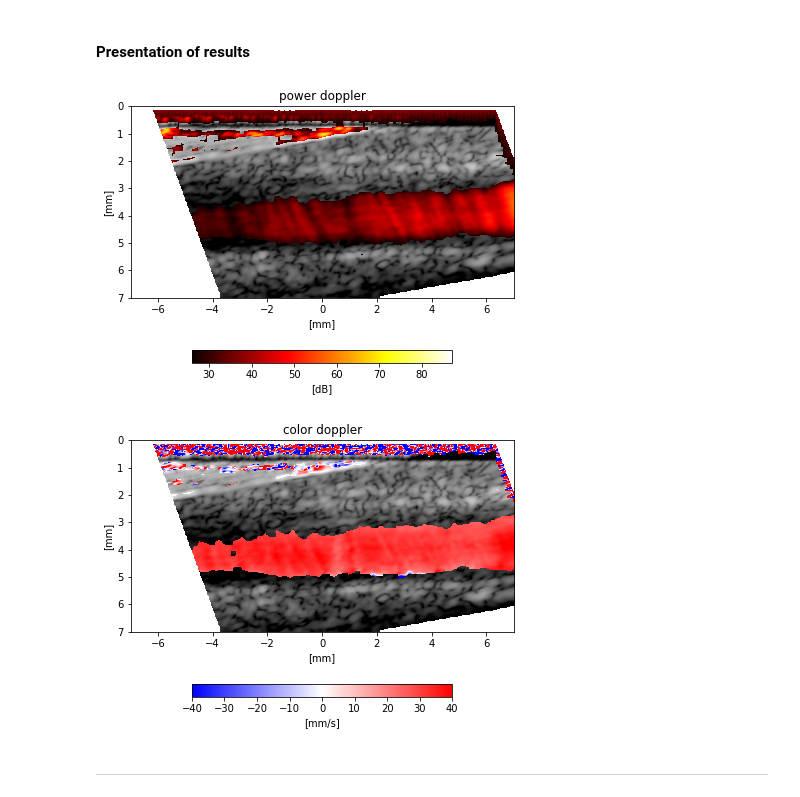
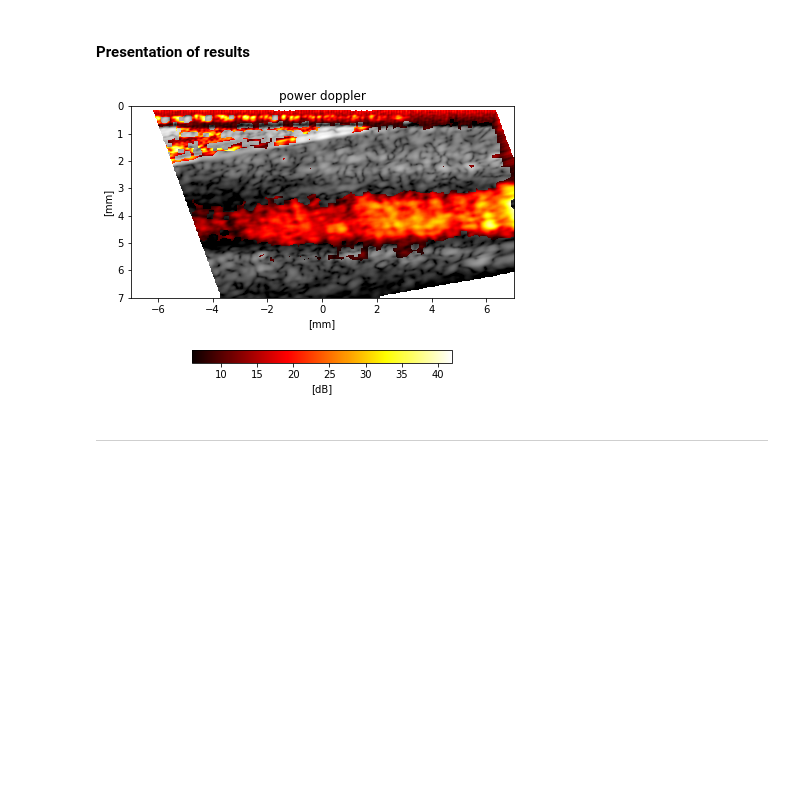
Before and after one commit to Lab4US/gpu-short-course, a Jupyter notebook: exercises/case_study_doppler.ipynb, the cells around one changed output. Saved outputs shown, nothing was run; the diff lists cells and outputs as text; code cells hidden in the pictures; blank space fills up the shorter version.

Commit message:
show_flow() update

```diff
--- a/exercises/case_study_doppler.ipynb
+++ b/exercises/case_study_doppler.ipynb
@@ -181,19 +177,26 @@ Wall time: 450 ms
 # %%
 # allocate memory on gpu for output data
 nframes, nx, nz = iq_wcfilt.shape
-color =  cp.zeros((nx, nz)).astype(cp.float32)
-power =  cp.zeros((nx, nz)).astype(cp.float32)
+
+nbatchframes = 64
+step = 16
+nstep = np.floor((nframes - nbatchframes)/step).astype(int)
+nbatch = nstep + 1
+color =  cp.zeros((nbatch, nx, nz)).astype(cp.float32)
+power =  cp.zeros((nbatch, nx, nz)).astype(cp.float32)
 
 # specify block and grid sizes
 bx = 16
 bz = 16
+bt = 4
 gx = np.ceil(nx/bx).astype(int)
 gz = np.ceil(nz/bx).astype(int)
-block = (bz, bx)
-grid = (gz, gx)
+gt = np.ceil(nbatch/bt).astype(int)
+block = (bz, bx, bt)
+grid = (gz, gx, gt)
 
 # use kernel (and measure working time)
-%time doppler(grid, block, (color, power, iq_wcfilt, nframes, nx, nz))
+%time doppler(grid, block, (color, power, iq_wcfilt, nframes, nx, nz, nbatchframes, step))
 
 # get data from gpu
 color = color.get().T
@@ -221,21 +220,43 @@ bmode = iq2bmode_gpu(iq_gpu[center_frame,:,:]).get().T
-# %%
-pthr = 27;
-
-# power doppler
-show_flow(bmode, color, power, xgrid, zgrid)
-
-# raw color doppler
-# show_flow(bmode, color, power, xgrid, zgrid, 'color', power_threshold=pthr)
-
-# doppler frequency
-# show_flow(bmode, fd, power, xgrid, zgrid, 'doppler frequency', power_threshold=pthr)
-
-
-# blood speed
-show_flow(bmode, v, power, xgrid, zgrid, 'speed', power_threshold=pthr)
-# %% [output]
-[figure, removed]
-[figure, removed]
+# %%
+# make b-mode array from non-filtered iq data and get it from gpu
+ibatch = 0
+if ibatch > nbatch:
+    raise ValueError(f"ibatch ({ibatch}) must be  less than or equal nbatch ({nbatch})")
+
+batch_center_frame = np.round(nbatchframes/2).astype(int)
+iframe = ibatch*step + batch_center_frame
+bmode = iq2bmode_gpu(iq_gpu[iframe,:,:]).get().T
+
+# set parameters for show_flow() function
+bmode_limit = (-60, 0)
+power_limit = (6, 42)
+
+# doppler_type = 'speed'
+doppler_type = 'power'
+# doppler_type = 'doppler frequency'
+# doppler_type = 'color'
+
+pdata = power[:,:,ibatch]
+if doppler_type == 'speed':
+    cdata = v[:,:,ibatch]
+
+elif  doppler_type == 'power':
+    cdata = []
+
+elif  doppler_type == 'doppler frequency':
+    cdata = fd[:,:,ibatch]
+
+elif  doppler_type == 'color':
+    cdata = color[:,:,ibatch]
+
+# final image
+show_flow(bmode, cdata, pdata,
+          xgrid, zgrid,
+          doppler_type=doppler_type,
+          power_limit=power_limit,
+          bmode_limit=bmode_limit)
+# %% [output]
+[figure, added]
 # %% [markdown]
 -----------------------------------------
 # %% [markdown]
```
Also changed, not shown: parts of 6 cells of this notebook, 1 other file.
